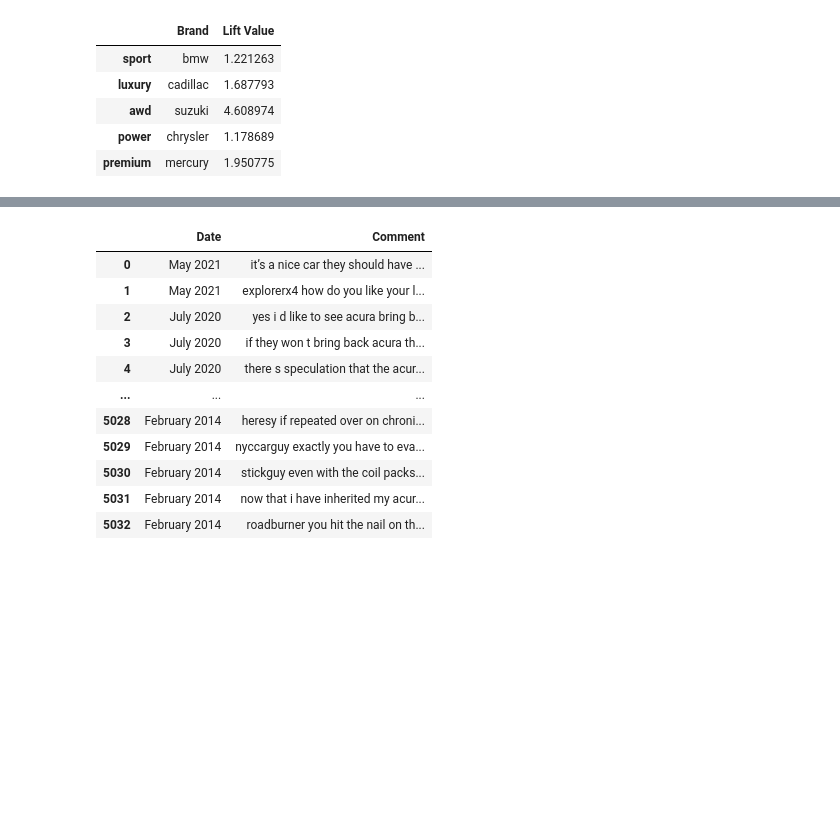
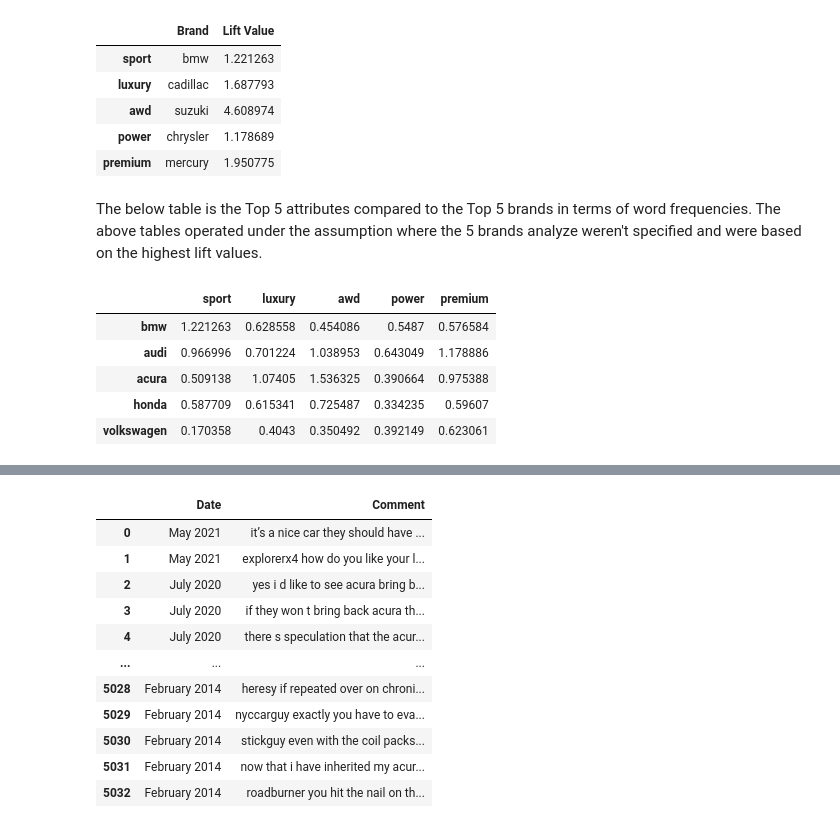
Before and after one commit to biagi0/Unstructured_Data_Projects, a Jupyter notebook: Assignment_One/Assignment_One_Consolidated.ipynb, the cells around one changed output, grey strips where cells are left out. Saved outputs shown, nothing was run; the diff lists cells and outputs as text; code cells hidden in the pictures; blank space fills up the shorter version.

```diff
--- a/Assignment_One/Assignment_One_Consolidated.ipynb
+++ b/Assignment_One/Assignment_One_Consolidated.ipynb
@@ -966,3 +966,23 @@ filtered_highest_lift_summary
 | awd | suzuki | 4.608974 |
 | power | chrysler | 1.178689 |
 | premium | mercury | 1.950775 |
+# %% [markdown]
+The below table is the Top 5 attributes compared to the Top 5 brands in terms of word frequencies. The above tables operated under the assumption where the 5 brands analyze weren't specified and were based on the highest lift values.
+# %%
+lift_df_mini = lift_df.drop(columns = ['performance', 'engine', 'sedan', 'seat'])
+
+#lift_df.drop(index=['BrandA']) row drop
+#lift_df = lift_df.drop(columns=['performance']) column drop
+lift_df_mini
+rows_to_keep = ['bmw', 'audi', 'acura', 'honda', 'volkswagen']
+
+# Use loc to keep only those rows
+lift_df_mini = lift_df_mini.loc[rows_to_keep]
+lift_df_mini
+# %% [output]
+|  | sport | luxury | awd | power | premium |
+| bmw | 1.221263 | 0.628558 | 0.454086 | 0.5487 | 0.576584 |
+| audi | 0.966996 | 0.701224 | 1.038953 | 0.643049 | 1.178886 |
+| acura | 0.509138 | 1.07405 | 1.536325 | 0.390664 | 0.975388 |
+| honda | 0.587709 | 0.615341 | 0.725487 | 0.334235 | 0.59607 |
+| volkswagen | 0.170358 | 0.4043 | 0.350492 | 0.392149 | 0.623061 |
```
Also changed, not shown: parts of 4 cells of this notebook.
